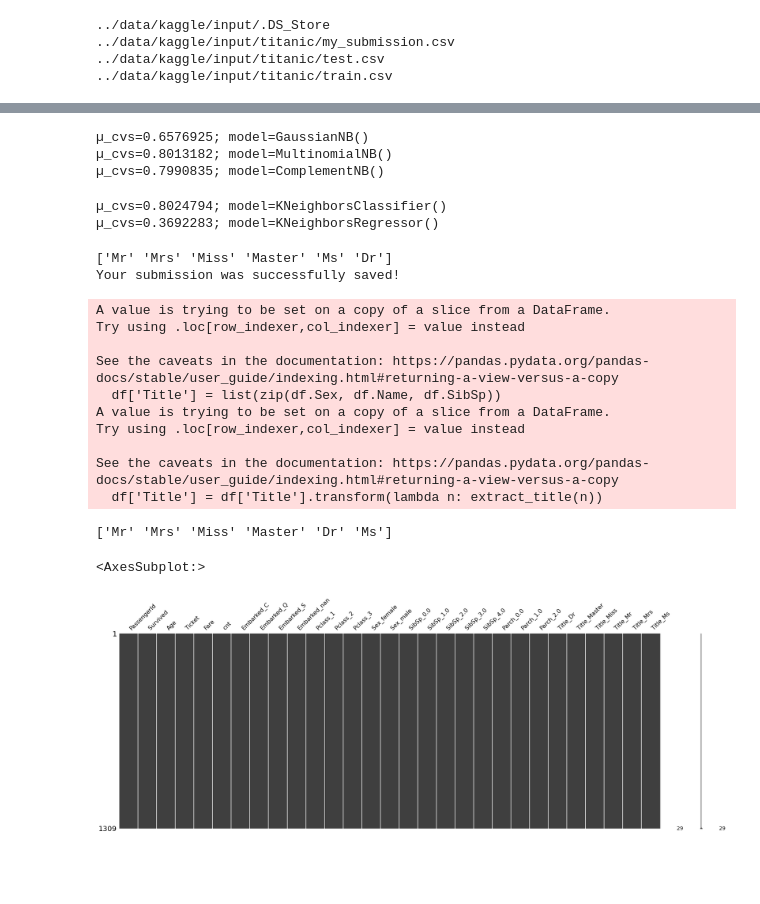
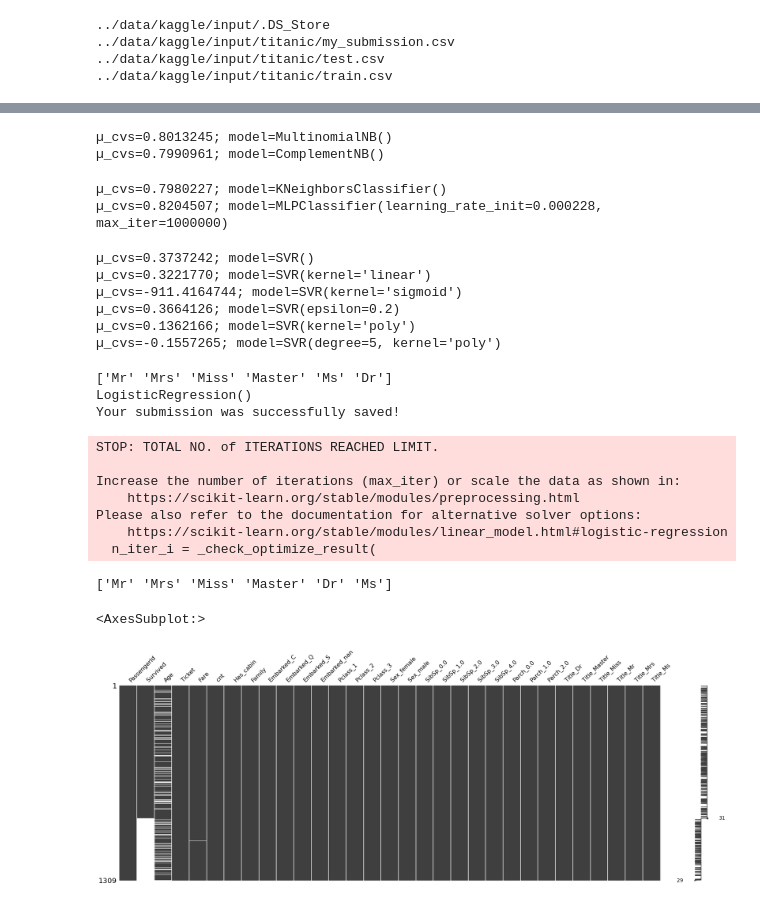
Before and after one commit to Jallermax/ML_experiments, a Jupyter notebook: notebooks/getting-started-with-titanic-v2.ipynb, the cells around one changed output, grey strips where cells are left out. Saved outputs shown, nothing was run; the diff lists cells and outputs as text; code cells hidden in the pictures; blank space fills up the shorter version.

Commit message:
add eda plots add imputation of na values add add_missing_val_indicators func

```diff
--- a/notebooks/getting-started-with-titanic-v2.ipynb
+++ b/notebooks/getting-started-with-titanic-v2.ipynb
@@ -30,15 +32,29 @@ def squash_dummies(df: pd.DataFrame, feature, threshold):
     return df
 
 def prepare_df(df: pd.DataFrame):
-    new_df = df
+    new_df = pd.DataFrame(data = df)
     extract_title_from_name(new_df)
+    new_df['Has_cabin'] = new_df['Cabin'].isna().astype(int)
+    new_df['Family'] = 0 + new_df['SibSp'] + new_df['Parch']
+    # encode_col_list = list(new_df.select_dtypes(include=['object']).columns)
     _dummy_features0 = ["Embarked"]
     _dummy_features = ["Pclass", "Sex", "SibSp", "Parch", "Title"]
     new_df = squash_dummies(new_df, 'Parch', 2)
     new_df = squash_dummies(new_df, 'SibSp', 4)
-    new_df = new_df.drop(columns=['Name'])
+    new_df = new_df.drop(columns=['Name', 'Cabin'])
     new_df = pd.get_dummies(new_df, columns=_dummy_features0, dummy_na=True)
-    return pd.get_dummies(new_df, columns=_dummy_features, dummy_na=False)
+    new_df = pd.get_dummies(new_df, columns=_dummy_features, dummy_na=False)
+    # scale_num_features(new_df)
+    return new_df
+
+def scale_num_features(df):
+    # train_numerical_features = list(df.select_dtypes(include=['int64', 'float64', 'int32']).columns)
+    train_numerical_features = ['Age', 'Family']
+    print(f"TNF: {train_numerical_features=}")
+    from sklearn.preprocessing import StandardScaler
+    ss_scaler = StandardScaler()
+    df[train_numerical_features] = ss_scaler.fit_transform(df[train_numerical_features])
+    print(f"{df.columns=}")
 
 def extract_title_from_name(df: pd.DataFrame):
     df['Title'] = list(zip(df.Sex, df.Name, df.SibSp))
@@ -264,21 +386,26 @@ e_msu=0.1793722; t_msu=0.1781437; model=SGDClassifier(alpha=0.003, max_iter=1000
 # %%
-from sklearn.naive_bayes import GaussianNB
+# from sklearn.naive_bayes import GaussianNB
 from sklearn.naive_bayes import MultinomialNB
 from sklearn.naive_bayes import ComplementNB
 
-print_cvs(GaussianNB(), X.fillna(X.mean()), y)
+# print_cvs(GaussianNB(), X.fillna(X.mean()), y)
 print_cvs(MultinomialNB(), X.fillna(X.mean()), y)
 print_cvs(ComplementNB(), X.fillna(X.mean()), y)
 # %% [output]
-µ_cvs=0.6576925; model=GaussianNB()
-µ_cvs=0.8013182; model=MultinomialNB()
-µ_cvs=0.7990835; model=ComplementNB()
+µ_cvs=0.8013245; model=MultinomialNB()
+µ_cvs=0.7990961; model=ComplementNB()
 # %%
 from sklearn.neighbors import KNeighborsClassifier
-from sklearn.neighbors import KNeighborsRegressor
+# from sklearn.neighbors import KNeighborsRegressor
+from sklearn.neural_network import MLPRegressor
+from sklearn.neural_network import MLPClassifier
+from sklearn.neural_network import BernoulliRBM
 
 print_cvs(KNeighborsClassifier(), X.fillna(X.mean()), y)
-print_cvs(KNeighborsRegressor(), X.fillna(X.mean()), y)
+# print_cvs(KNeighborsRegressor(), X.fillna(X.mean()), y)
+# print_cvs(MLPRegressor(max_iter=100000, hidden_layer_sizes=(400,)), X.fillna(X.mean()), y)
+print_cvs(MLPClassifier(max_iter=1000000, hidden_layer_sizes=(100,),
+                        learning_rate="constant", learning_rate_init=0.000228), X.fillna(X.mean()), y)
 # %% [output]
-µ_cvs=0.8024794; model=KNeighborsClassifier()
-µ_cvs=0.3692283; model=KNeighborsRegressor()
+µ_cvs=0.7980227; model=KNeighborsClassifier()
+µ_cvs=0.8204507; model=MLPClassifier(learning_rate_init=0.000228, max_iter=1000000)
@@ -285,3 +446,14 @@ print_cvs(KNeighborsRegressor(), X.fillna(X.mean()), y)
+# %%
+from sklearn.svm import SVR
+
+print_cvs(SVR(), X.fillna(X.mean()), y)
+# %% [output]
+µ_cvs=0.3737242; model=SVR()
+µ_cvs=0.3221770; model=SVR(kernel='linear')
+µ_cvs=-911.4164744; model=SVR(kernel='sigmoid')
+µ_cvs=0.3664126; model=SVR(epsilon=0.2)
+µ_cvs=0.1362166; model=SVR(kernel='poly')
+µ_cvs=-0.1557265; model=SVR(degree=5, kernel='poly')
 # %%
 from sklearn.ensemble import RandomForestClassifier
 
@@ -289,34 +461,33 @@ test_data = pd.read_csv('../data/kaggle/input/titanic/test.csv')
 X_test = prepare_df(test_data[features])
 X_test = X_test.fillna(X.mean())
 
-model = RandomForestClassifier(n_estimators=30, max_depth=7, random_state=1) #245/8
+model = LogisticRegression()
 model.fit(train_x, train_y)
 predictions = model.predict(X_test)
 
 output = pd.DataFrame({'PassengerId': test_data.PassengerId, 'Survived': predictions})
 output.to_csv('../data/kaggle/output/my_submission.csv', index=False)
+print(model)
 print("Your submission was successfully saved!")
 # %% [output]
 ['Mr' 'Mrs' 'Miss' 'Master' 'Ms' 'Dr']
+LogisticRegression()
 Your submission was successfully saved!
-A value is trying to be set on a copy of a slice from a DataFrame.
-Try using .loc[row_indexer,col_indexer] = value instead
+STOP: TOTAL NO. of ITERATIONS REACHED LIMIT.
 
-See the caveats in the documentation: https://pandas.pydata.org/pandas-docs/stable/user_guide/indexing.html#returning-a-view-versus-a-copy
-  df['Title'] = list(zip(df.Sex, df.Name, df.SibSp))
-A value is trying to be set on a copy of a slice from a DataFrame.
-Try using .loc[row_indexer,col_indexer] = value instead
-
-See the caveats in the documentation: https://pandas.pydata.org/pandas-docs/stable/user_guide/indexing.html#returning-a-view-versus-a-copy
-  df['Title'] = df['Title'].transform(lambda n: extract_title(n))
+Increase the number of iterations (max_iter) or scale the data as shown in:
+    https://scikit-learn.org/stable/modules/preprocessing.html
+Please also refer to the documentation for alternative solver options:
+    https://scikit-learn.org/stable/modules/linear_model.html#logistic-regression
+  n_iter_i = _check_optimize_result(
 # %%
 import pandas as pd
 import missingno as msno
 
 train_data = pd.read_csv('../data/kaggle/input/titanic/train.csv')
 %matplotlib inline
-msno.matrix(prepare_df(all_data).fillna(all_data.mean()).drop(columns=['Cabin']), figsize = (30,10))
+msno.matrix(prepare_df(all_data), figsize = (30,10))
 # %% [output]
 ['Mr' 'Mrs' 'Miss' 'Master' 'Dr' 'Ms']
 <AxesSubplot:>
-[figure, old version]
+[figure, new version]
```
Also changed, not shown: parts of 19 cells of this notebook, 1 other file.
